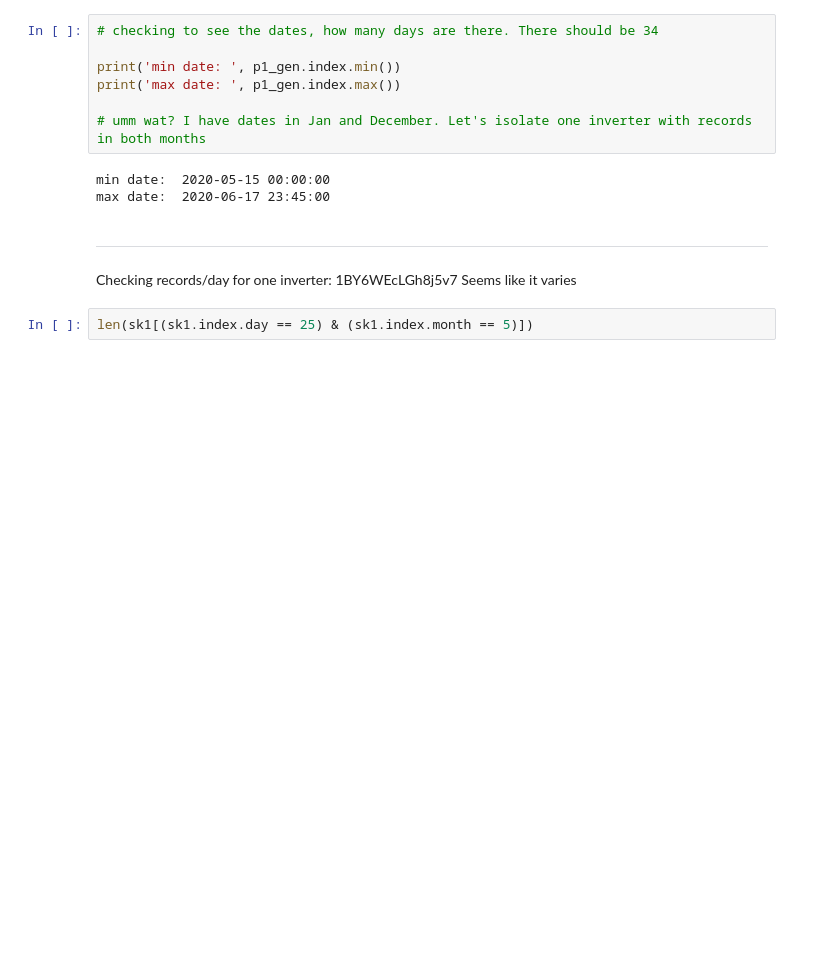
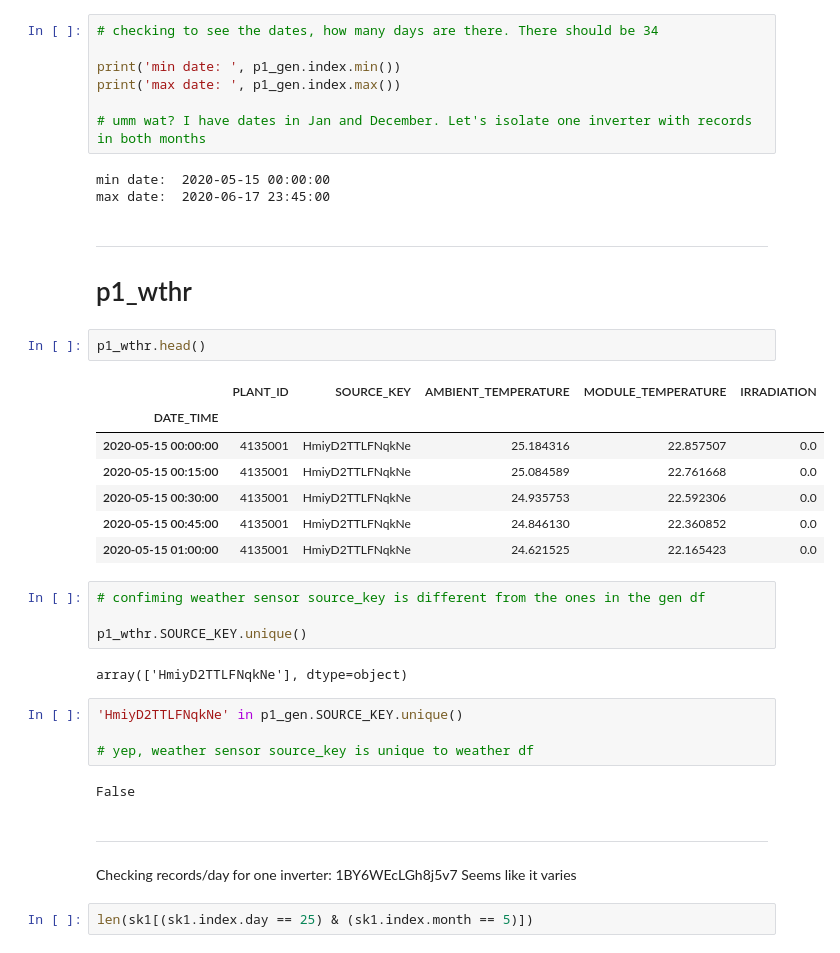
Before and after one commit to Ozxahmed/flatiron_capstone, a Jupyter notebook: notebooks/exploratory/oz_01_eda.ipynb, the cells around one changed output. Cells and saved outputs as stored; diff of their text form; blank space fills up the shorter version.

```diff
--- a/notebooks/exploratory/oz_01_eda.ipynb
+++ b/notebooks/exploratory/oz_01_eda.ipynb
@@ -231,6 +266,32 @@ print('max date: ', p1_gen.index.max())
 # %% [output]
 min date:  2020-05-15 00:00:00
 max date:  2020-06-17 23:45:00
+# %% [markdown]
+----
+
+# p1_wthr
+# %%
+p1_wthr.head()
+# %% [output]
+|  | PLANT_ID | SOURCE_KEY | AMBIENT_TEMPERATURE | MODULE_TEMPERATURE | IRRADIATION |
+| DATE_TIME |  |  |  |  |  |
+| 2020-05-15 00:00:00 | 4135001 | HmiyD2TTLFNqkNe | 25.184316 | 22.857507 | 0.0 |
+| 2020-05-15 00:15:00 | 4135001 | HmiyD2TTLFNqkNe | 25.084589 | 22.761668 | 0.0 |
+| 2020-05-15 00:30:00 | 4135001 | HmiyD2TTLFNqkNe | 24.935753 | 22.592306 | 0.0 |
+| 2020-05-15 00:45:00 | 4135001 | HmiyD2TTLFNqkNe | 24.846130 | 22.360852 | 0.0 |
+| 2020-05-15 01:00:00 | 4135001 | HmiyD2TTLFNqkNe | 24.621525 | 22.165423 | 0.0 |
+# %%
+# confiming weather sensor source_key is different from the ones in the gen df
+
+p1_wthr.SOURCE_KEY.unique()
+# %% [output]
+array(['HmiyD2TTLFNqkNe'], dtype=object)
+# %%
+'HmiyD2TTLFNqkNe' in p1_gen.SOURCE_KEY.unique()
+
+# yep, weather sensor source_key is unique to weather df
+# %% [output]
+False
 # %% [markdown]
 ---
 
```
Also changed, not shown: parts of 13 cells of this notebook, 1 other file.
